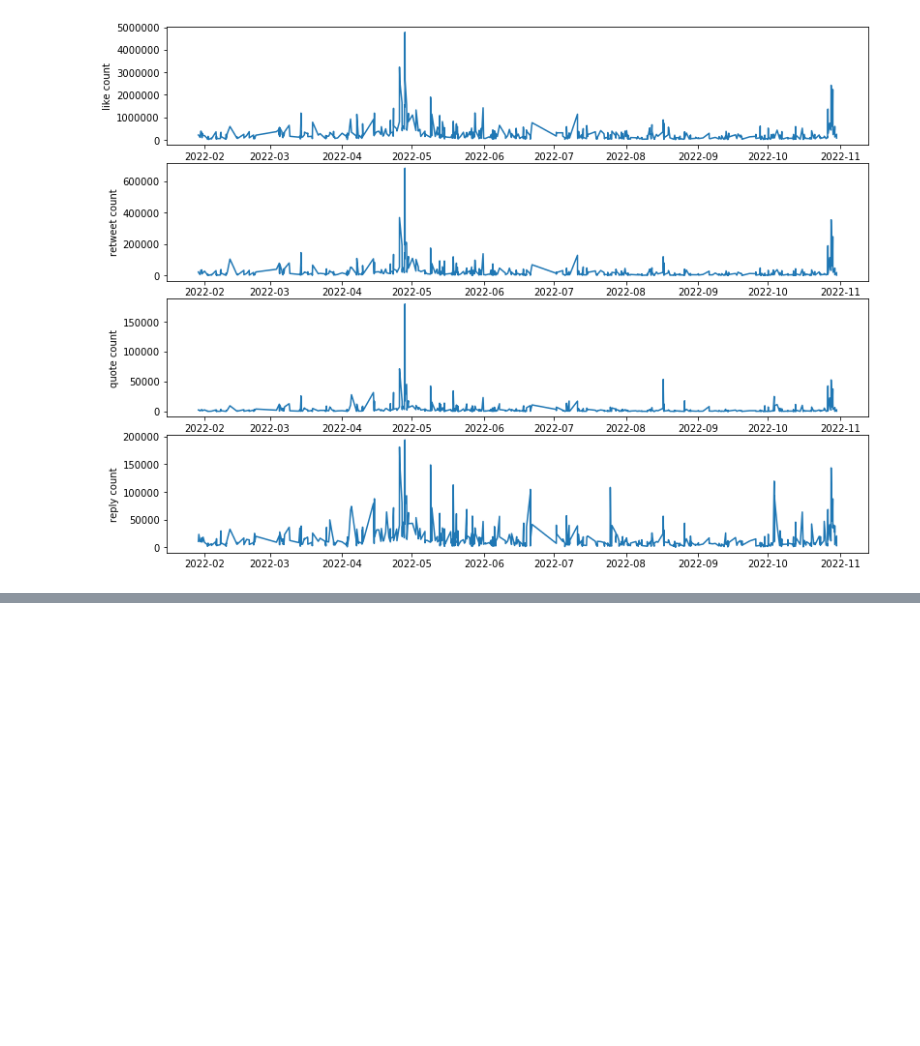
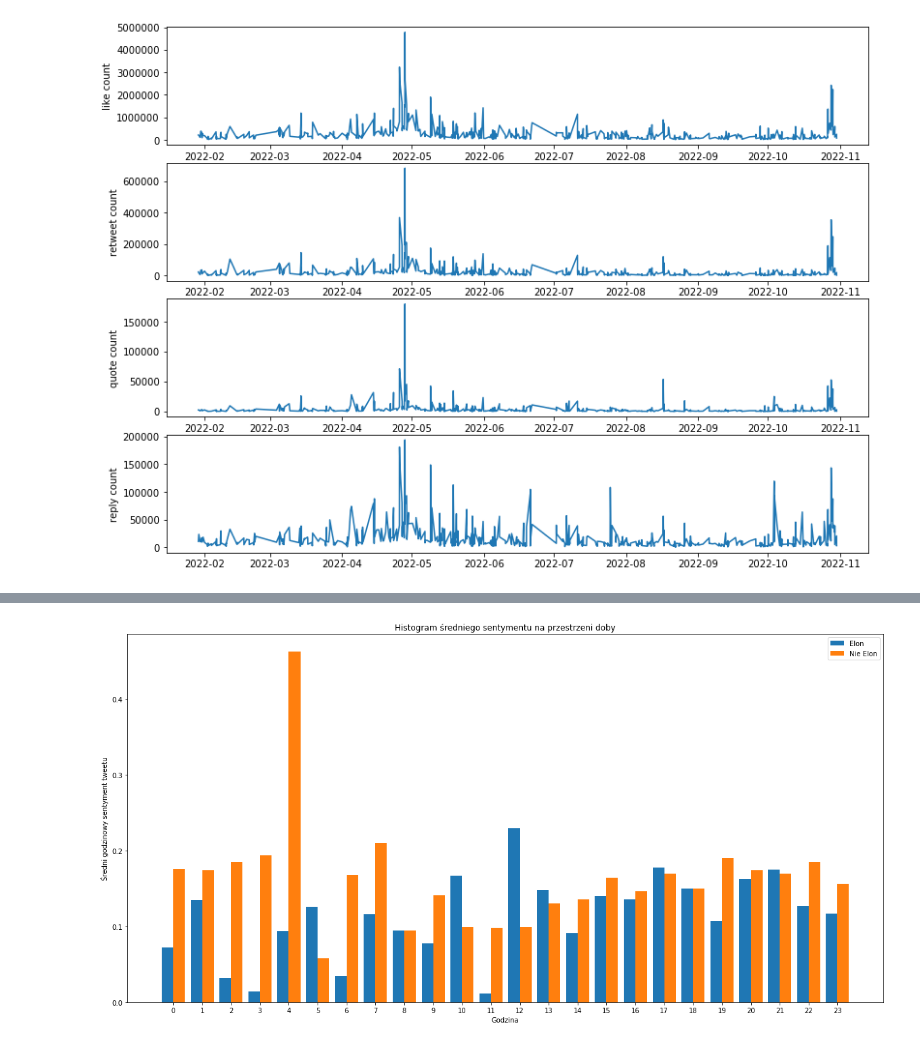
Before and after one commit to Wiktor-99/MAED, a Jupyter notebook: elon_musk_tweet_classification.ipynb, the cells around one changed output, grey strips where cells are left out. Cells and saved outputs as stored; diff of their text form; code cells hidden in the pictures; blank space fills up the shorter version.

```diff
--- a/elon_musk_tweet_classification.ipynb
+++ b/elon_musk_tweet_classification.ipynb
@@ -75,0 +79,8 @@ plot_charts(data_frame, ylabels)
+# %%
+elon_sentiment = data_frame_elon.groupby(data_frame_elon['created at'].dt.hour).describe()['sentiment']['mean']
+not_elon_sentiment = data_frame_not_elon.groupby(data_frame_not_elon['created at'].dt.hour).describe()['sentiment']['mean']
+
+data_count_by_hour = fill_missing_hours_with_zero(not_elon_sentiment.to_dict())
+plot_histogram_of_tweet_during_time(elon_sentiment, data_count_by_hour, 'Średni godzinowy sentyment tweetu', 'Histogram średniego sentymentu na przestrzeni doby')
+# %% [output]
+[figure, added]
```
Also changed, not shown: parts of 5 cells of this notebook.
